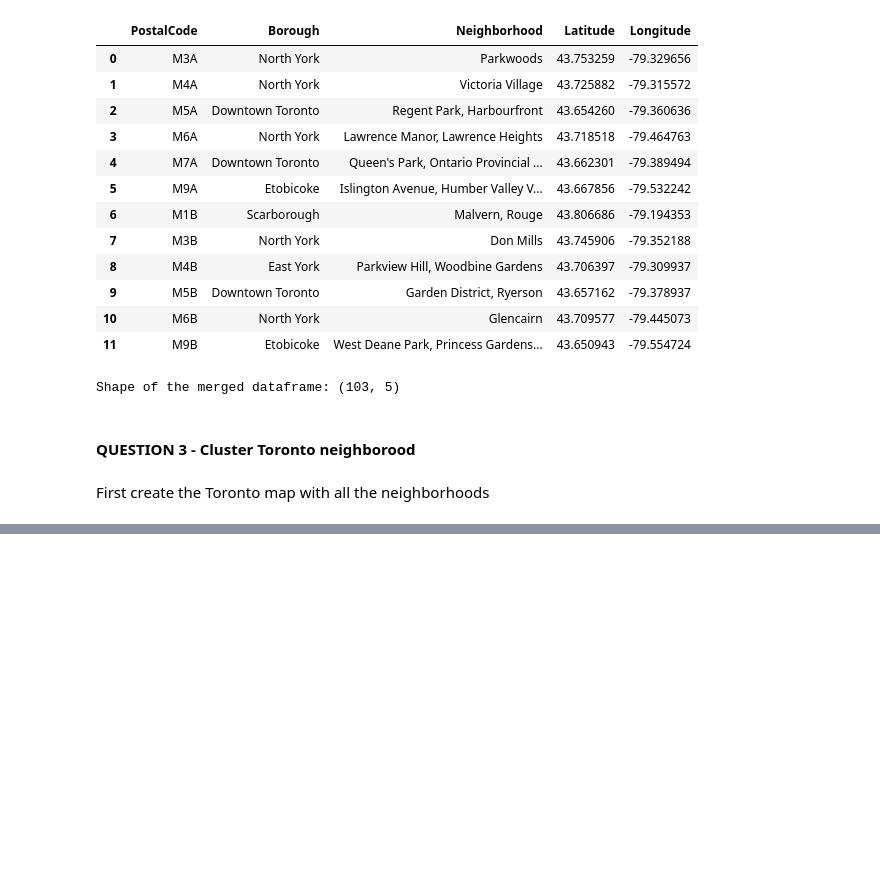
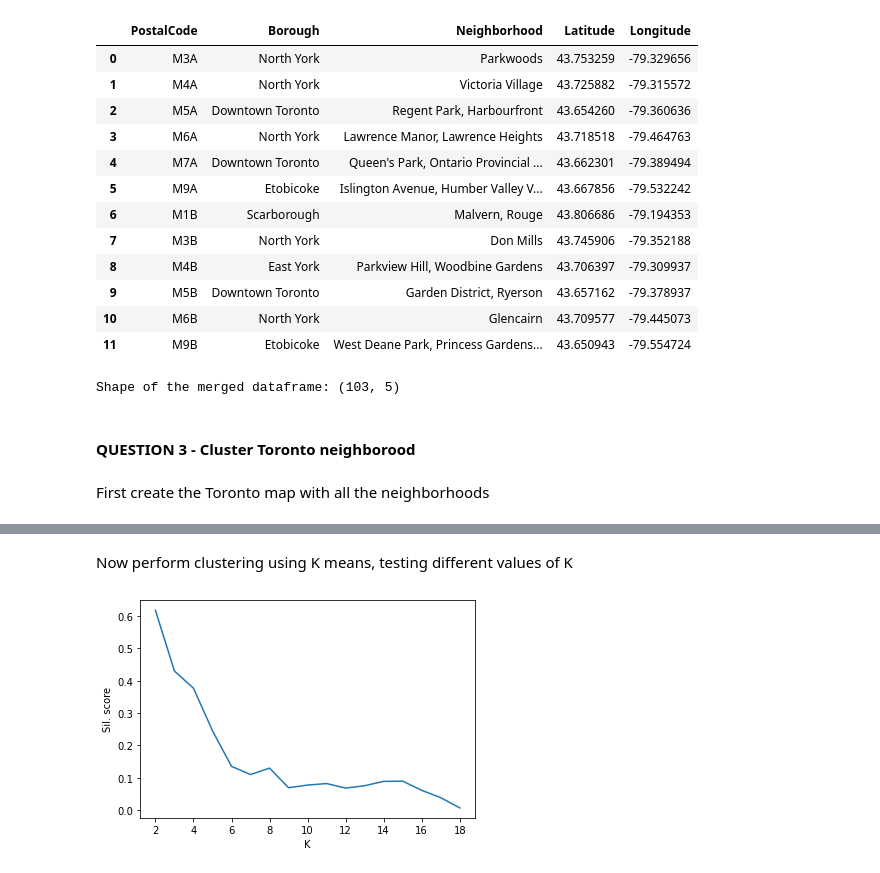
Before and after one commit to bonviniales/Coursera_Capstone, a Jupyter notebook: Capstone Data Science Project.ipynb, the cells around one changed output, grey strips where cells are left out. Cells and saved outputs as stored; diff of their text form; code cells hidden in the pictures; blank space fills up the shorter version.

```diff
--- a/Capstone Data Science Project.ipynb
+++ b/Capstone Data Science Project.ipynb
@@ -139,0 +240,7 @@ a = 2
+# %%
+# Retrieve all venues for Downtown Toronto
+downtown_venues = getNearbyVenues(names=downt_neigh_coord_df['Neighborhood'],
+                                  latitudes=downt_neigh_coord_df['Latitude'],
+                                  longitudes=downt_neigh_coord_df['Longitude']
+                                 )
+downtown_venues.head()
@@ -139,0 +256,13 @@ a = 2
+# %%
+# 1 - Perform one hot encoding of the dataframe venues
+# Encoding
+downtown_onehot = pd.get_dummies(downtown_venues[['Venue Category']], prefix="", prefix_sep="")
+
+# Add neighborhood column back to dataframe
+downtown_onehot['Neighborhood'] = downtown_venues['Neighborhood']
+
+# Move neighborhood column to the first column
+fixed_columns = [downtown_onehot.columns[-1]] + list(downtown_onehot.columns[:-1])
+downtown_onehot = downtown_onehot[fixed_columns]
+
+downtown_onehot.head()
@@ -139,0 +277,4 @@ a = 2
+# %%
+# Group each neighborhood by frequency of venue
+downtown_grouped = downtown_onehot.groupby('Neighborhood').mean().reset_index()
+downtown_grouped
@@ -139,0 +337,2 @@ a = 2
+# %% [markdown]
+Now perform clustering using K means, testing different values of K
@@ -139,0 +345,20 @@ a = 2
+# %%
+# Prepare dataset
+downtown_grouped_clustering = downtown_grouped.drop('Neighborhood', 1)
+
+# Test from 2 to 10 clusters
+k_values = np.linspace(2, 18, 17).astype('int')
+scores = []
+
+# For each number of clusters, perform k means and save silhouette score
+for k in k_values:
+    km = KMeans(n_clusters=k, random_state=1).fit(downtown_grouped_clustering)
+    scores.append(silhouette_score(downtown_grouped_clustering, km.labels_))
+
+# Plot the score vs number of clusters
+plt.plot(k_values, scores)
+plt.xlabel('K')
+plt.ylabel('Sil. score')
+plt.show()
+# %% [output]
+[figure, added]
```
Also changed, not shown: parts of 18 cells of this notebook.
